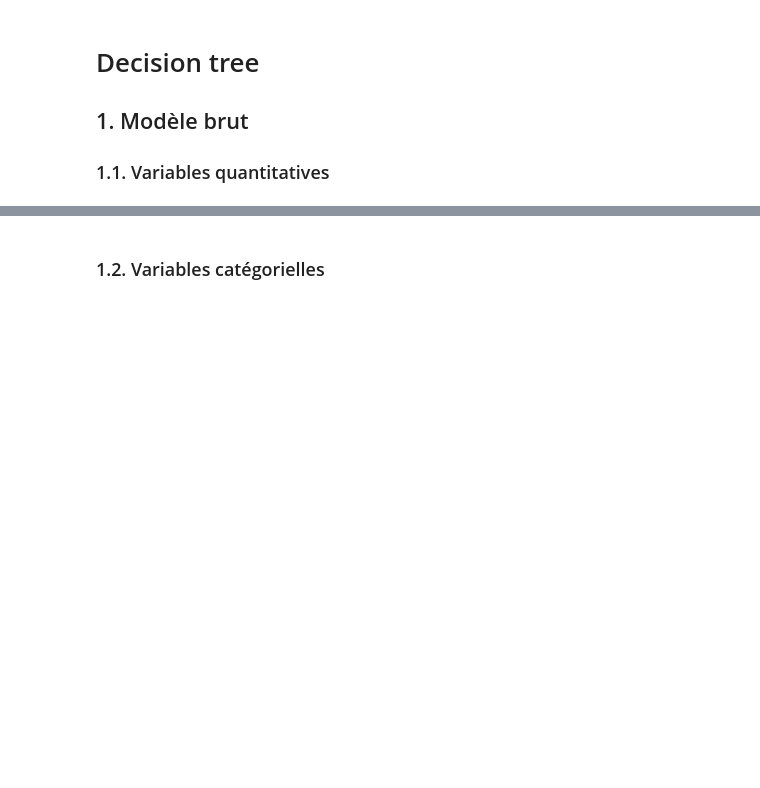
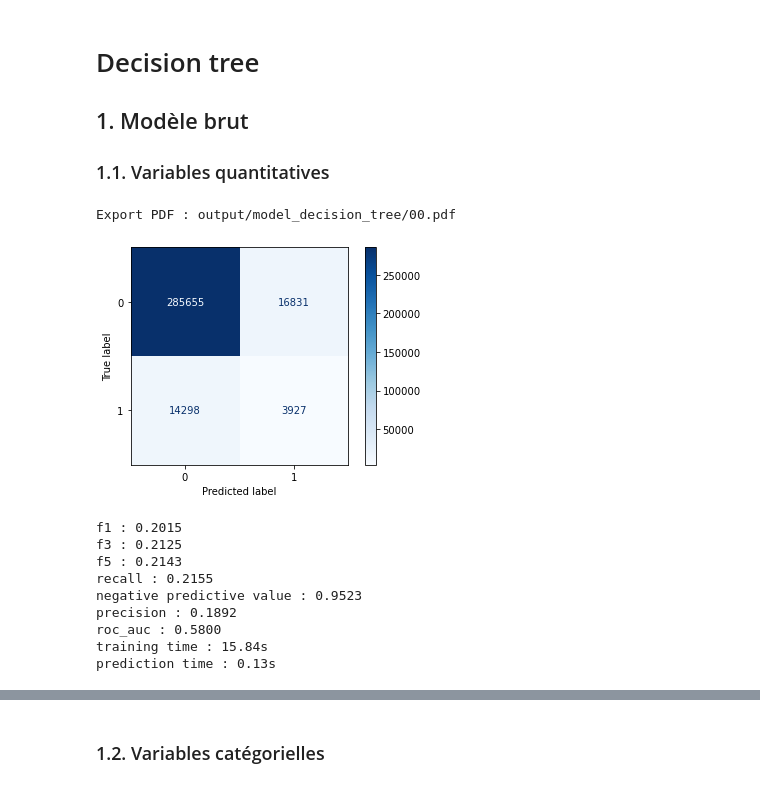
Before and after one commit to baptiste-pasquier/statapp, a Jupyter notebook: model_decision_tree.ipynb, the cells around one changed output, grey strips where cells are left out. Saved outputs shown, nothing was run; the diff lists cells and outputs as text; code cells hidden in the pictures; blank space fills up the shorter version.

```diff
--- a/model_decision_tree.ipynb
+++ b/model_decision_tree.ipynb
@@ -11,7 +11,9 @@ from sklearn.tree import DecisionTreeClassifier
 
 from tools import (Modelisation, SearchCV, best_score_CV, datasets,
                    graph_2scores_CV, graph_2scores_CV_comp, graph_3scores_CV,
-                   graph_param_CV, restauration_CV)
+                   graph_param_CV, restauration_CV, PDF)
+
+pdf = PDF('output/model_decision_tree/')
 
 t = time.time()
 # %%
@@ -31,6 +67,18 @@ y = datasets_df['y']
 ### 1.1. Variables quantitatives
 # %%
 m = Modelisation(X_quant, y, DecisionTreeClassifier())
-m.show_conf_matrix()
+m.show_conf_matrix(pdf=pdf)
 m.show_metrics_score()
+# %% [output]
+Export PDF : output/model_decision_tree/00.pdf
+[figure, added]
+f1 : 0.2015
+f3 : 0.2125
+f5 : 0.2143
+recall : 0.2155
+negative predictive value : 0.9523
+precision : 0.1892
+roc_auc : 0.5800
+training time : 15.84s
+prediction time : 0.13s
 # %%
```
Also changed, not shown: parts of 63 cells of this notebook, 41 other files.
